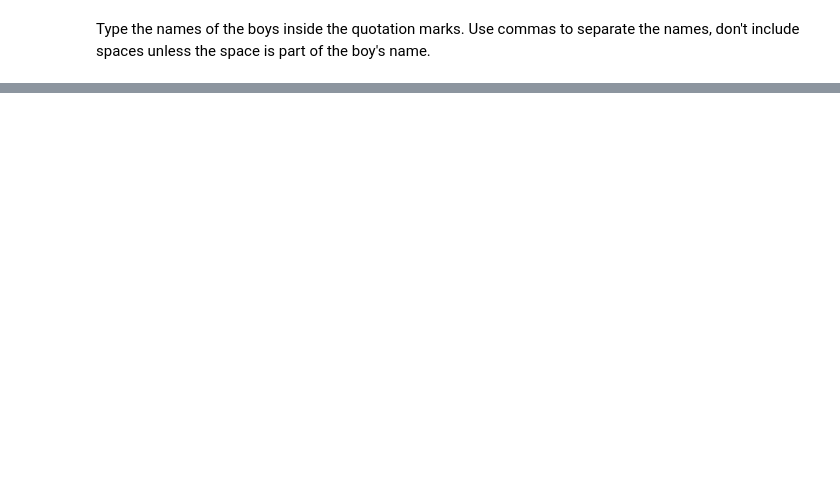
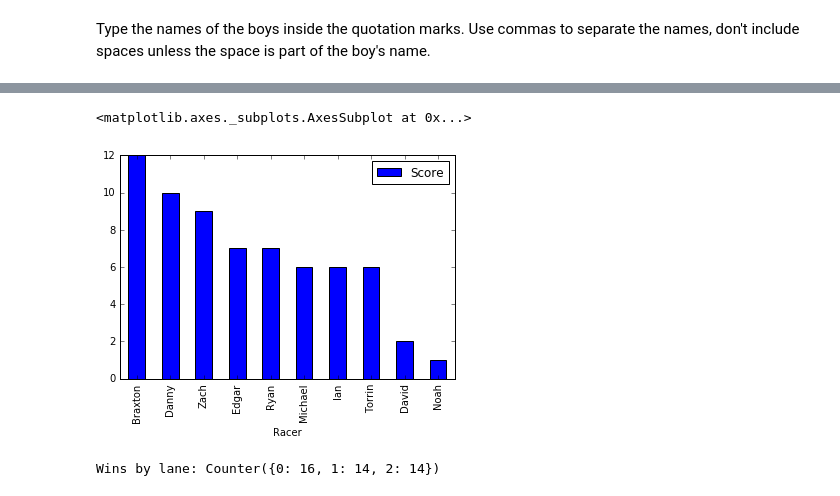
Before and after one commit to danwalkeriv/PinewoodDerby, a Jupyter notebook: Pinewood Derby 3 Lanes.ipynb, the cells around one changed output, grey strips where cells are left out. Drawn from its saved outputs; the diff is of its cells as text; code cells hidden in the pictures; blank space fills up the shorter version.

Commit message:
Updated script with correct explanation text and better code for computing and displaying the outcome of the derby.

```diff
--- a/Pinewood Derby 3 Lanes.ipynb
+++ b/Pinewood Derby 3 Lanes.ipynb
@@ -188,0 +180,10 @@ Counter({0: 16, 1: 14, 2: 14})
+# %%
+# Run this cell to calculate the final score: (#times first place * 2) + (#times second place)
+scores = Counter()
+for k,v in winCounter.items():
+    scores[k] = v *2
+scores.update(secondCounter)
+# Put the outcomes into a nice table, sorted by score-- highest to lowest
+df = pd.DataFrame.from_dict(scores, orient='index').reset_index()
+df = df.rename(columns={'index':'Racer', 0:'Score'}).set_index('Racer').sort_values(by='Score', ascending=False)
+df
@@ -188,0 +203,10 @@ Counter({0: 16, 1: 14, 2: 14})
+# %%
+# Visualize the scores with a bar graph
+df.plot(kind="bar")
+# %% [output]
+<matplotlib.axes._subplots.AxesSubplot at 0x...>
+[figure, added]
+# %%
+print("Wins by lane: {}".format(laneCounter))
+# %% [output]
+Wins by lane: Counter({0: 16, 1: 14, 2: 14})
```
Also changed, not shown: parts of 12 cells of this notebook.
